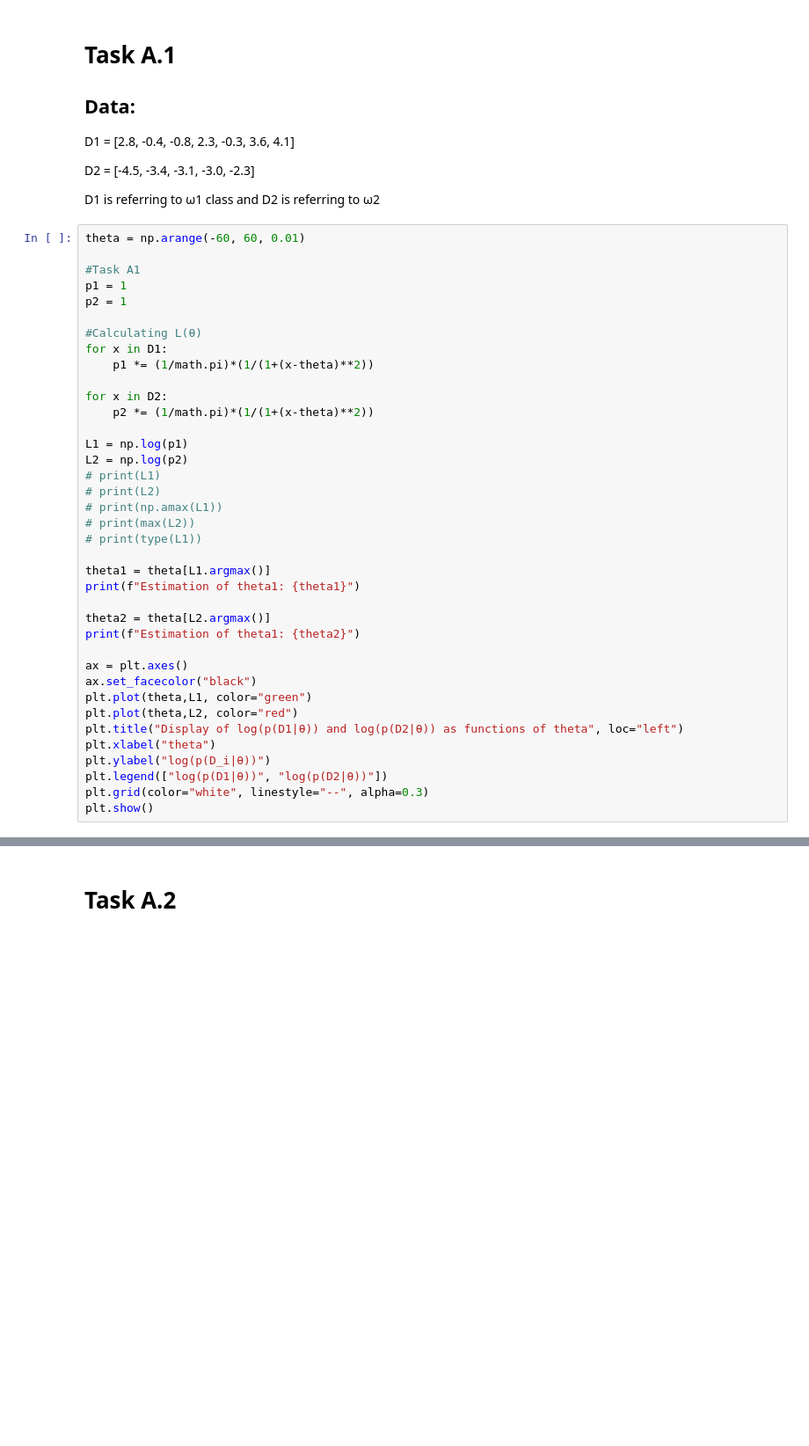
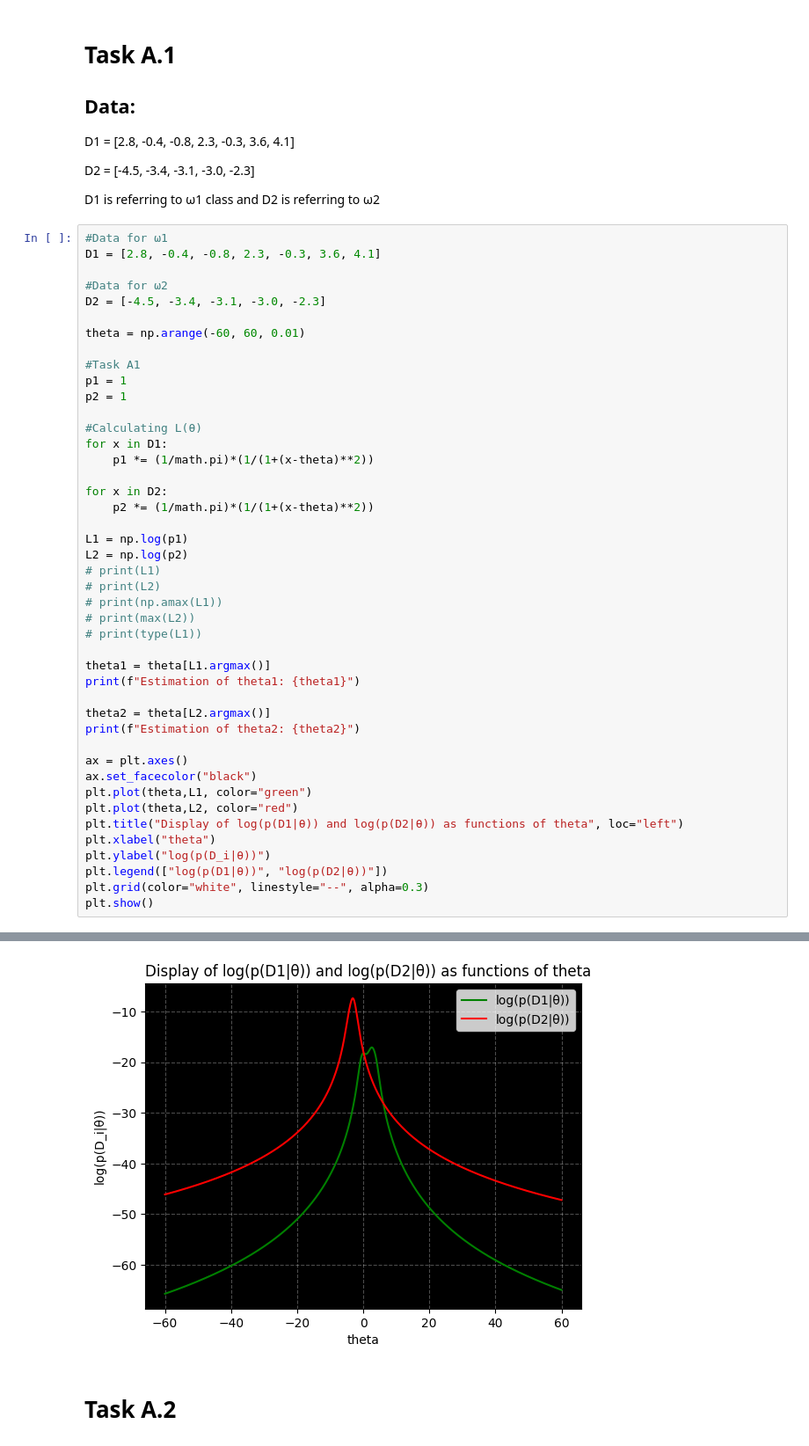
Before and after one commit to giahou2000/Gaming-statistics, a Jupyter notebook: gaming_company.ipynb, the cells around one changed output, grey strips where cells are left out. Shown at 88% size. Saved outputs shown, nothing was run; the diff lists cells and outputs as text; blank space fills up the shorter version.

```diff
--- a/gaming_company.ipynb
+++ b/gaming_company.ipynb
@@ -44,6 +40,12 @@ D2 = [-4.5, -3.4, -3.1, -3.0, -2.3]
 
 D1 is referring to ω1 class and D2 is referring to ω2
 # %%
+#Data for ω1
+D1 = [2.8, -0.4, -0.8, 2.3, -0.3, 3.6, 4.1]
+
+#Data for ω2
+D2 = [-4.5, -3.4, -3.1, -3.0, -2.3]
+
 theta = np.arange(-60, 60, 0.01)
 
 #Task A1
@@ -69,7 +71,7 @@ theta1 = theta[L1.argmax()]
 print(f"Estimation of theta1: {theta1}")
 
 theta2 = theta[L2.argmax()]
-print(f"Estimation of theta1: {theta2}")
+print(f"Estimation of theta2: {theta2}")
 
 ax = plt.axes()
 ax.set_facecolor("black")
@@ -81,3 +83,4 @@ plt.ylabel("log(p(D_i|θ))")
 plt.legend(["log(p(D1|θ))", "log(p(D2|θ))"])
 plt.grid(color="white", linestyle="--", alpha=0.3)
 plt.show()
+# %% [output]
@@ -84,3 +89,4 @@ plt.show()
+[figure, added]
 # %% [markdown]
 # **Task A.2**
 # %% [markdown]
```
Also changed, not shown: parts of 2 cells of this notebook, 1 other file.
